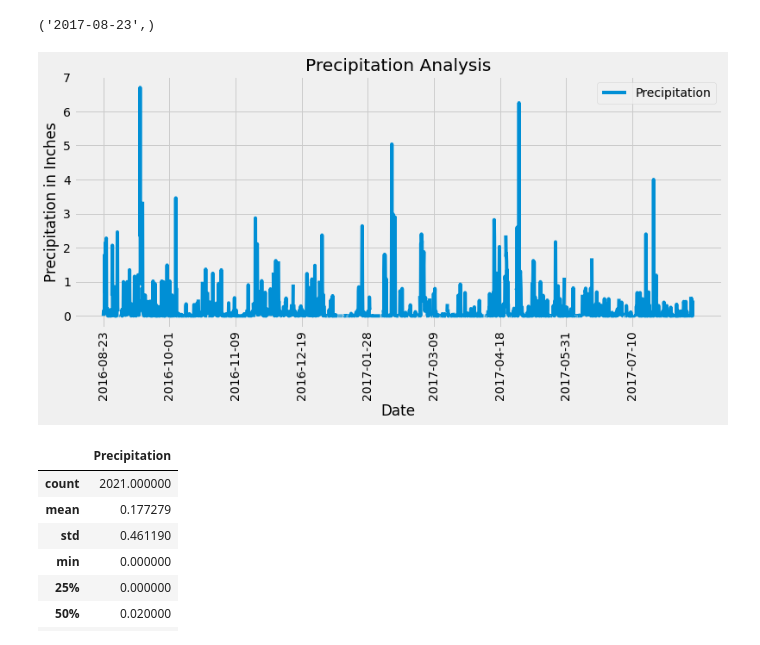
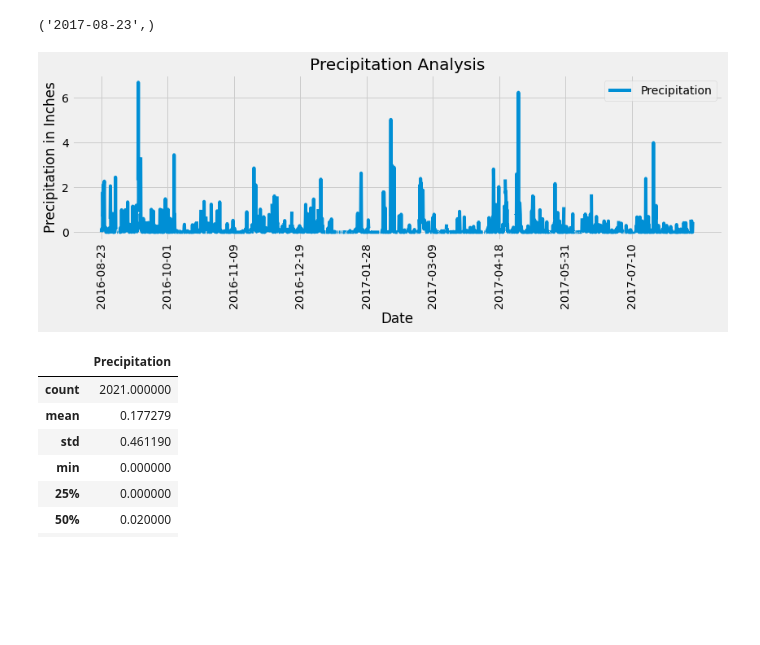
Before and after one commit to IndraNandagopal/sqlalchemy-challenge, a Jupyter notebook: climate_starter.ipynb, the cells around one changed output. Cells and saved outputs as stored; diff of their text form; code cells hidden in the pictures; blank space fills up the shorter version.

```diff
--- a/climate_starter.ipynb
+++ b/climate_starter.ipynb
@@ -84,7 +84,7 @@ precipitation_data = session.query(Measurements.date, Measurements.prcp)\
                                     .filter(Measurements.date <= dt.date(2017,8,23))\
                                     .order_by(Measurements.date).all()
 
-len(precipitation_data)
+#len(precipitation_data)
 
 # Save the query results as a Pandas DataFrame and set the index to the date column
 precp_DF = pd.DataFrame(precipitation_data, columns=["Date","Precipitation"])
@@ -96,35 +96,35 @@ precp_DF = precp_DF.sort_values(by='Date')
 precp_DF.head()
 
 # Use Pandas Plotting with Matplotlib to plot the data
 #precp_DF= precp_DF["Precipitation"].fillna(0)
 x_axis_data = precp_DF.index
 list_x_axis_data = [*range(len(x_axis_data))]
 
 # Calculate xticks
 x_axis_positions = np.arange(min(list_x_axis_data), max(list_x_axis_data)+1, 250)
 #x_axis_positions
 
 tick_locations = []
 
 #assign tick locations
 for x in x_axis_positions:
     tick_locations.append(x_axis_data[x])
 tick_locations
 
 #plotting the chart
 precp_DF.plot(title="Precipitation Analysis", figsize=(12,5))
 plt.xticks(x_axis_positions,tick_locations, rotation = "vertical")
 plt.xlabel("Date")
 plt.ylabel("Precipitation in Inches")
 
 plt.legend()
 plt.grid(axis='both',linewidth=1)
 
-#plt.tight_layout()
+plt.tight_layout()
 plt.savefig("images/Precipitation_Analysis.png")
 plt.show()
 # %% [output]
-[figure, old version]
+[figure, new version]
 # %%
 # Use Pandas to calcualte the summary statistics for the precipitation data
 precp_DF.describe()
```
Also changed, not shown: 3 other files.
